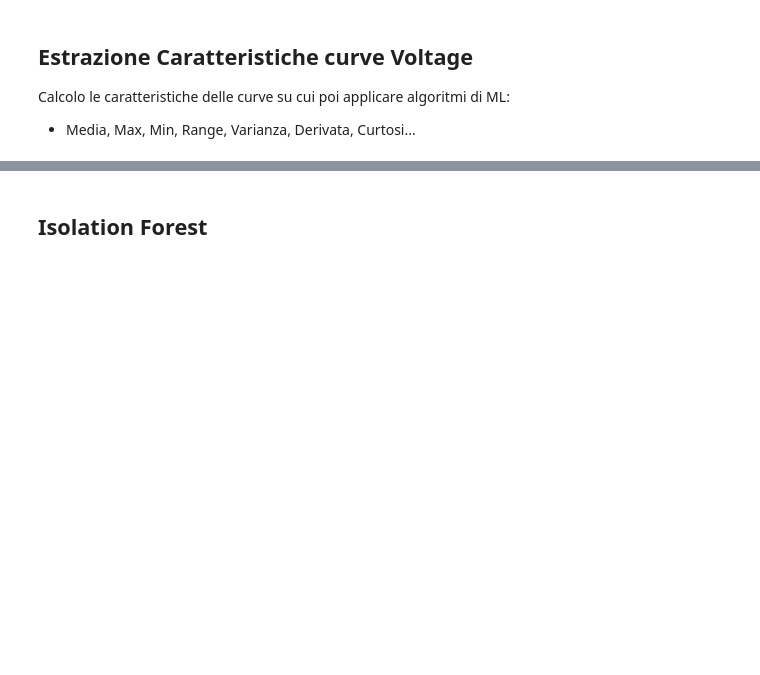
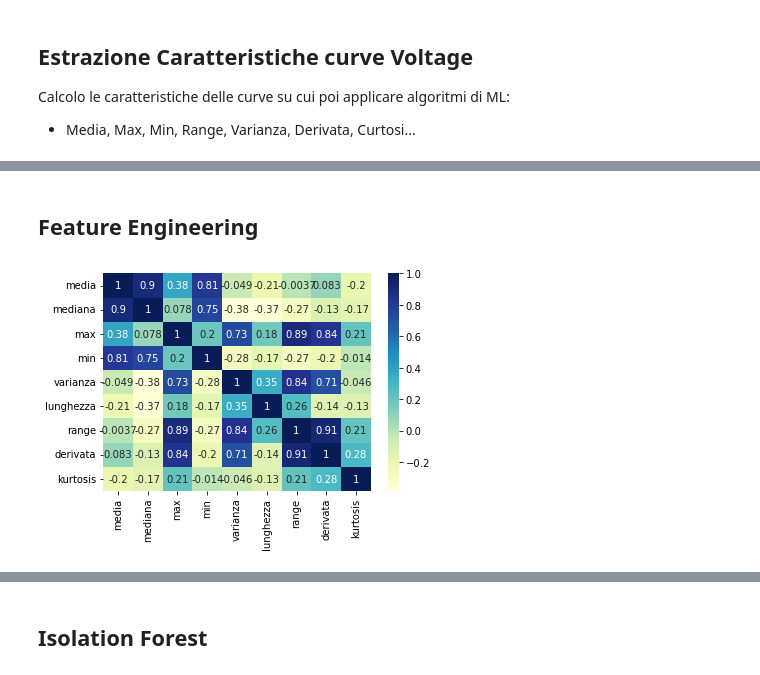
Before and after one commit to DavideMobilia/Anomaly-Detection, a Jupyter notebook: Scripts/Machine Learning.ipynb, the cells around one changed output, grey strips where cells are left out. Drawn from its saved outputs; the diff is of its cells as text; code cells hidden in the pictures; blank space fills up the shorter version.

```diff
--- a/Scripts/Machine Learning.ipynb
+++ b/Scripts/Machine Learning.ipynb
@@ -89,3 +93,11 @@ final_ML.head()
 |  | 2019-11-07 12:29:26 | 1683.105392 | 1622.0 | 2099.0 | 1383.0 | 47841.104089 | 408 | 716.0 | 1.754902 | -1.325995 |
 |  | 2019-11-07 12:29:30 | 1657.260143 | 1603.0 | 2129.0 | 1353.0 | 53271.247361 | 419 | 776.0 | 1.852029 | -1.196977 |
 |  | 2019-11-07 12:29:32 | 1696.208738 | 1639.5 | 2155.0 | 1399.0 | 51611.204001 | 412 | 756.0 | 1.834951 | -1.182049 |
+# %% [markdown]
+## Feature Engineering
+# %%
+final_ML= pd.read_pickle("../data/volt_ML.pkl")
+# %%
+ax=sns.heatmap(final_ML.corr(),annot=True,cmap="YlGnBu")
+# %% [output]
+[figure, added]
```
Also changed, not shown: parts of 20 cells of this notebook.
